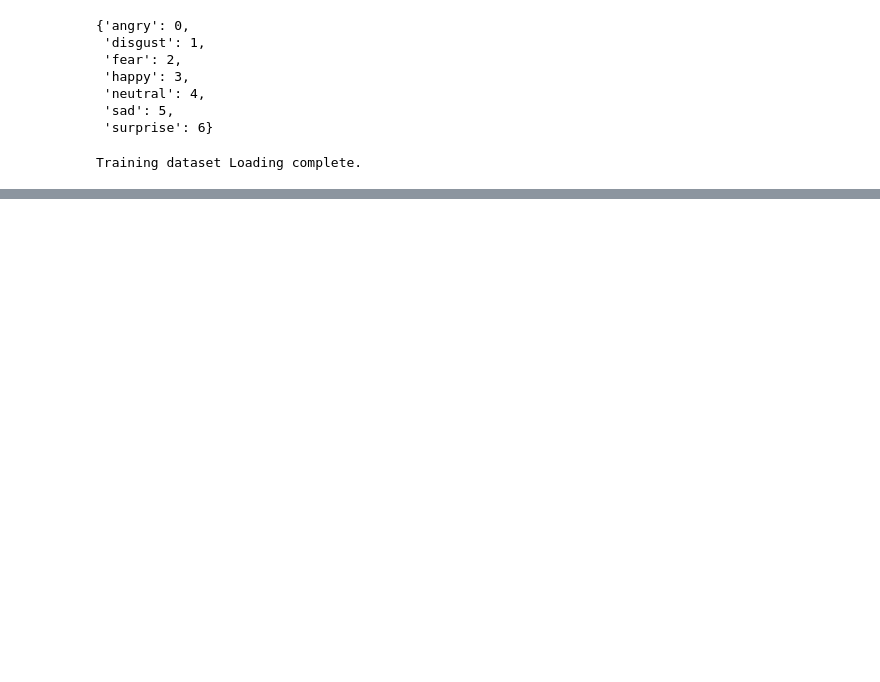
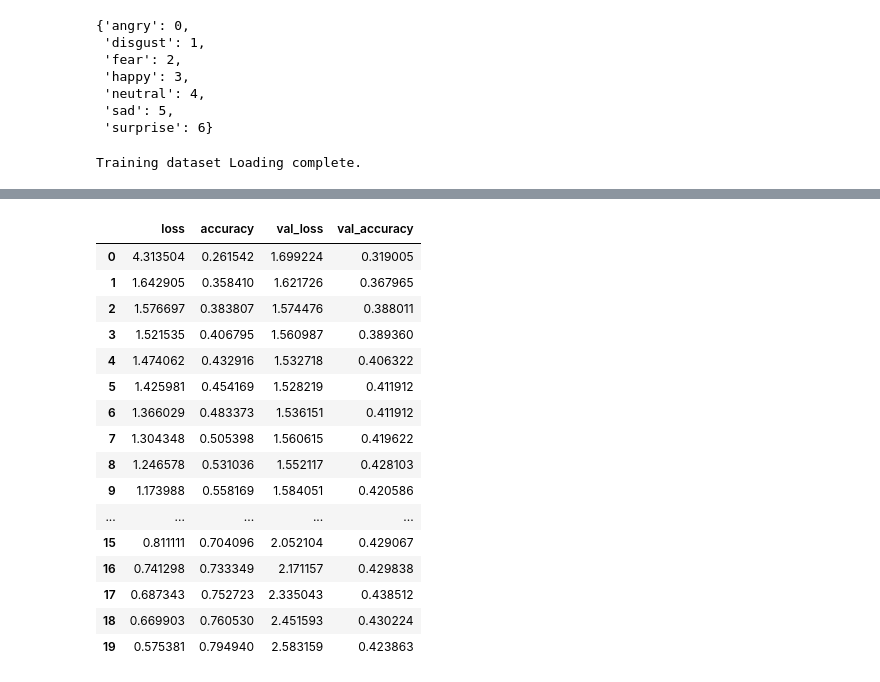
Before and after one commit to juanmendiz/COMPETICION-PAREJAS-KAGGLE, a Jupyter notebook: notebooks/train.ipynb, the cells around one changed output, grey strips where cells are left out. Cells and saved outputs as stored; diff of their text form; code cells hidden in the pictures; blank space fills up the shorter version.

```diff
--- a/notebooks/train.ipynb
+++ b/notebooks/train.ipynb
@@ -69,0 +103,4 @@ AttributeError: 'list' object has no attribute 'shape'
+# %%
+from sklearn.utils import shuffle
+X_train, y_train = shuffle(x_train, y_train, random_state=47)
+X_test, y_test = shuffle(x_test, y_test, random_state=47)
@@ -69,0 +270,21 @@ AttributeError: 'list' object has no attribute 'shape'
+# %%
+df_hist = pd.DataFrame(history.history)
+df_hist
+# %% [output]
+|  | loss | accuracy | val_loss | val_accuracy |
+| 0 | 4.313504 | 0.261542 | 1.699224 | 0.319005 |
+| 1 | 1.642905 | 0.358410 | 1.621726 | 0.367965 |
+| 2 | 1.576697 | 0.383807 | 1.574476 | 0.388011 |
+| 3 | 1.521535 | 0.406795 | 1.560987 | 0.389360 |
+| 4 | 1.474062 | 0.432916 | 1.532718 | 0.406322 |
+| 5 | 1.425981 | 0.454169 | 1.528219 | 0.411912 |
+| 6 | 1.366029 | 0.483373 | 1.536151 | 0.411912 |
+| 7 | 1.304348 | 0.505398 | 1.560615 | 0.419622 |
+| 8 | 1.246578 | 0.531036 | 1.552117 | 0.428103 |
+| 9 | 1.173988 | 0.558169 | 1.584051 | 0.420586 |
+| ... | ... | ... | ... | ... |
+| 15 | 0.811111 | 0.704096 | 2.052104 | 0.429067 |
+| 16 | 0.741298 | 0.733349 | 2.171157 | 0.429838 |
+| 17 | 0.687343 | 0.752723 | 2.335043 | 0.438512 |
+| 18 | 0.669903 | 0.760530 | 2.451593 | 0.430224 |
+| 19 | 0.575381 | 0.794940 | 2.583159 | 0.423863 |
```
Also changed, not shown: parts of 43 cells of this notebook, 1 other file.
